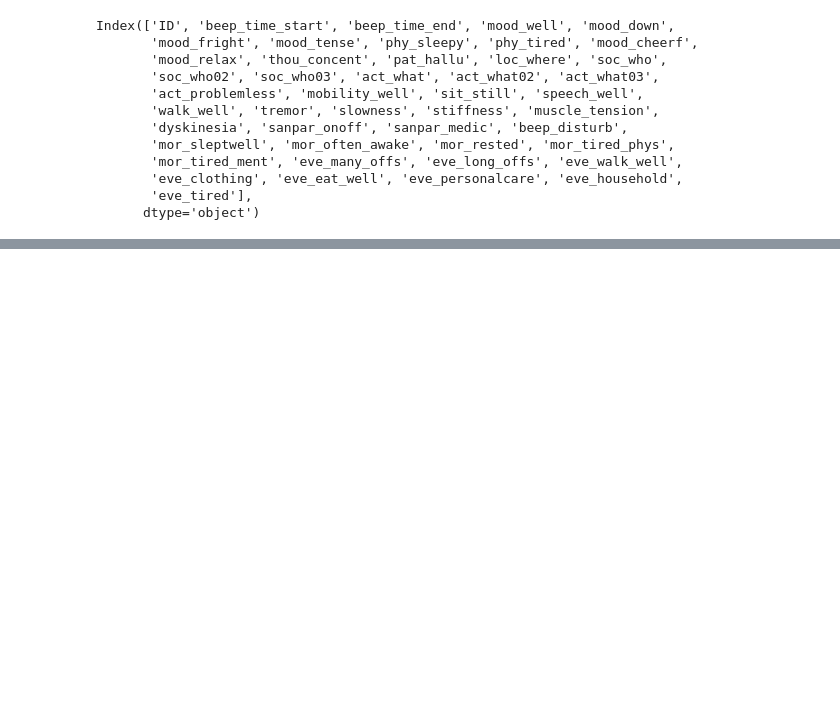
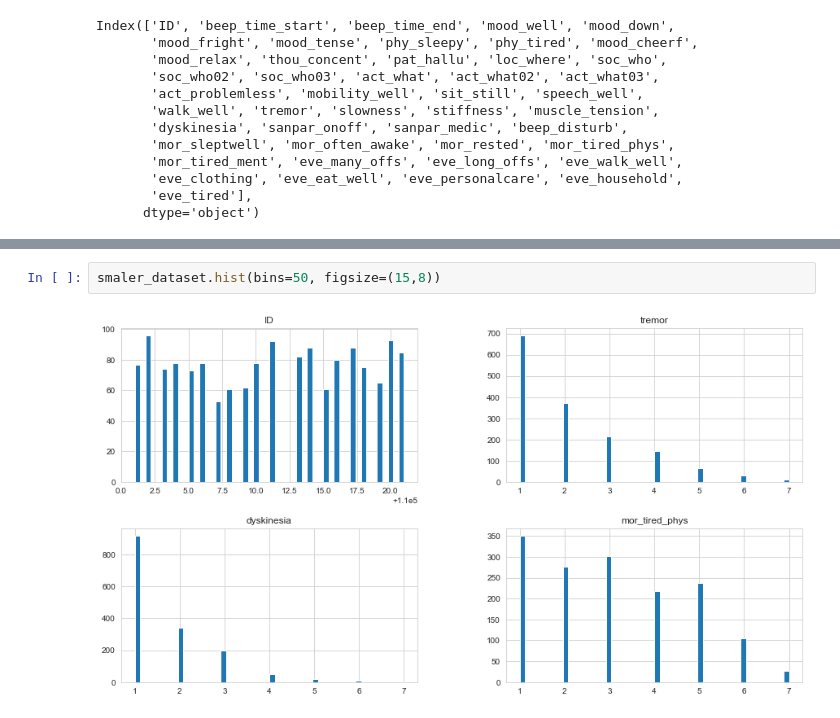
Before and after one commit to zubairfarahi/Data-Science--Machine-Learning-, a Jupyter notebook: Advanced Level/PD_Monitoring/PD_monitoring.ipynb, the cells around one changed output, grey strips where cells are left out. Drawn from its saved outputs; the diff is of its cells as text; blank space fills up the shorter version.

```diff
--- a/Advanced Level/PD_Monitoring/PD_monitoring.ipynb
+++ b/Advanced Level/PD_Monitoring/PD_monitoring.ipynb
@@ -51,0 +95,4 @@ Index(['ID', 'beep_time_start', 'beep_time_end', 'mood_well', 'mood_down',
+# %%
+smaler_dataset.hist(bins=50, figsize=(15,8))
+# %% [output]
+[figure, added]
```
Also changed, not shown: parts of 20 cells of this notebook, 10 other files.
